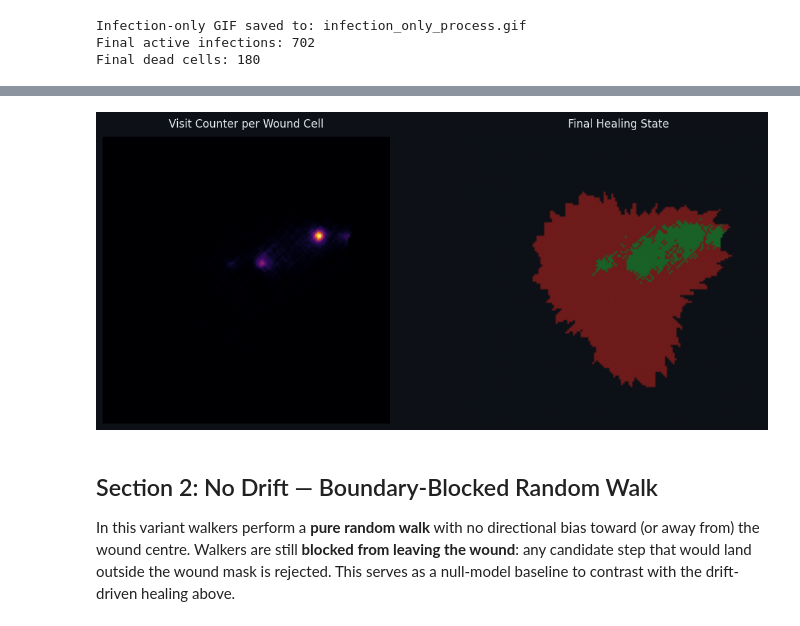
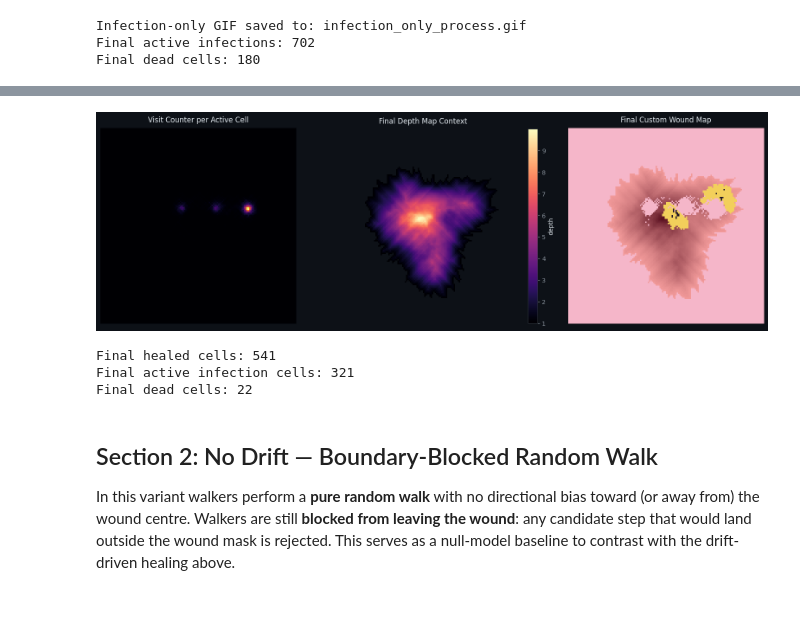
Before and after one commit to Enlightened-Monkey/HealingWound, a Jupyter notebook: wound_healing_simulation.ipynb, the cells around one changed output, grey strips where cells are left out. Drawn from its saved outputs; the diff is of its cells as text; code cells hidden in the pictures.

```diff
--- a/wound_healing_simulation.ipynb
+++ b/wound_healing_simulation.ipynb
@@ -471,7 +471,7 @@ infection_counter_regrow_prob = 0.04  # per-step chance to increase counter
 infection_wake_prob = 0.01         # sleeping -> active chance per step
 
 # Healer-agent movement parameters
-sector_size = 15
+sector_size = 25
 sector_infection_weight = 1.0
 sector_depth_weight = 0.6
 sector_distance_weight = 0.55
@@ -1137,23 +1699,68 @@ GIF saved to: wound_healing_process.gif
 # %%
-# Display a final summary view
-final_state = np.zeros(wound_mask.shape, dtype=np.uint8)
-final_state[wound_mask] = 1
-final_state[healed] = 2
+# Display a final summary view with the same custom wound palette
+import matplotlib.colors as mcolors
 
-fig, axes = plt.subplots(1, 2, figsize=(12, 5))
+_SKIN_PINK = np.array(mcolors.to_rgb("#f5b6c9"))
+_WOUND_LIGHT = np.array(mcolors.to_rgb("#f29a9a"))
+_WOUND_DEEP = np.array(mcolors.to_rgb("#5a1020"))
+_INFECTED_YELLOW = np.array(mcolors.to_rgb("#f2cf5b"))
+_DEAD_DARK = np.array(mcolors.to_rgb("#1a1028"))
+
+# Depth map for gradient wound coloring
+depth_plot_final = dist_to_boundary.copy().astype(float)
+depth_plot_final[~np.isfinite(depth_plot_final)] = np.nan
+dmin = np.nanmin(depth_plot_final)
+dmax = np.nanmax(depth_plot_final)
+dnorm = np.clip((depth_plot_final - dmin) / (dmax - dmin + 1e-9), 0.0, 1.0)
+
+final_rgb = np.zeros((*wound_mask.shape, 3), dtype=float)
+final_rgb[:] = _SKIN_PINK
+wound_grad = _WOUND_LIGHT[None, None, :] * (1.0 - dnorm[..., None]) + _WOUND_DEEP[None, None, :] * dnorm[..., None]
+
+# Active wound region from latest snapshot
+if "active_mask" in globals():
+    final_rgb[active_mask] = wound_grad[active_mask]
+else:
+    final_rgb[wound_mask] = wound_grad[wound_mask]
+
+# Healed skin
+final_rgb[healed] = _SKIN_PINK
+
+# Infection/death overlays
+if "infected" in globals() and "infection_dead" in globals():
+    infected_any = infected & ~infection_dead
+    final_rgb[infected_any] = _INFECTED_YELLOW
+if "infection_dead" in globals():
+    final_rgb[infection_dead] = _DEAD_DARK
+
+fig, axes = plt.subplots(1, 3, figsize=(16, 5))
+
 axes[0].imshow(visit_counts, origin="lower", cmap="inferno")
-axes[0].set_title("Visit Counter per Wound Cell")
+axes[0].set_title("Visit Counter per Active Cell")
 axes[0].axis("off")
 
-axes[1].imshow(final_state, origin="lower",
-               cmap=ListedColormap([_BG, _RED_WOUND, _GREEN_HLD]))
-axes[1].set_title("Final Healing State")
+im_depth = axes[1].imshow(depth_plot_final, origin="lower", cmap="magma", interpolation="nearest")
+axes[1].set_title("Final Depth Map Context")
 axes[1].axis("off")
+plt.colorbar(im_depth, ax=axes[1], fraction=0.046, pad=0.04, label="depth")
+
+axes[2].imshow(final_rgb, origin="lower", interpolation="nearest")
+axes[2].set_title("Final Custom Wound Map")
+axes[2].axis("off")
 
 plt.tight_layout()
 plt.show()
+
+active_inf_n = int((infected & infection_active & ~infection_dead).sum()) if "infected" in globals() and "infection_active" in globals() and "infection_dead" in globals() else 0
+dead_n = int(infection_dead.sum()) if "infection_dead" in globals() else 0
+print(f"Final healed cells: {healed.sum()}")
+print(f"Final active infection cells: {active_inf_n}")
+print(f"Final dead cells: {dead_n}")
 # %% [output]
-[figure, old version]
+[figure, new version]
+Final healed cells: 541
+Final active infection cells: 321
+Final dead cells: 22
 # %% [markdown]
 ## Section 2: No Drift — Boundary-Blocked Random Walk
 
```
Also changed, not shown: parts of 13 cells of this notebook.
